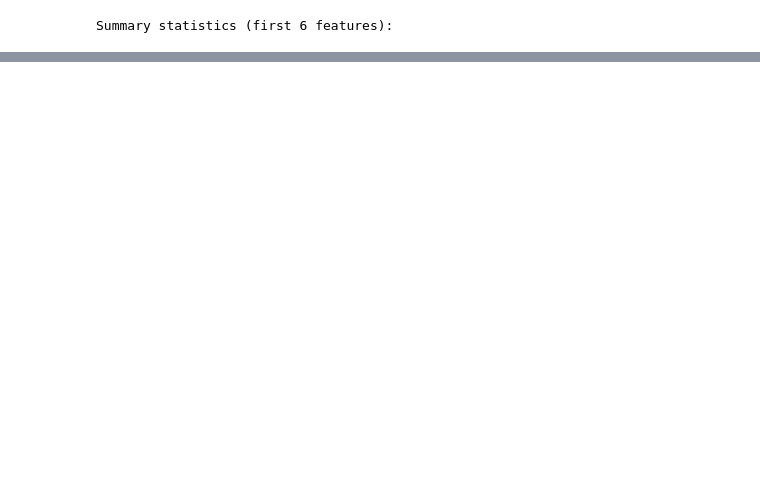
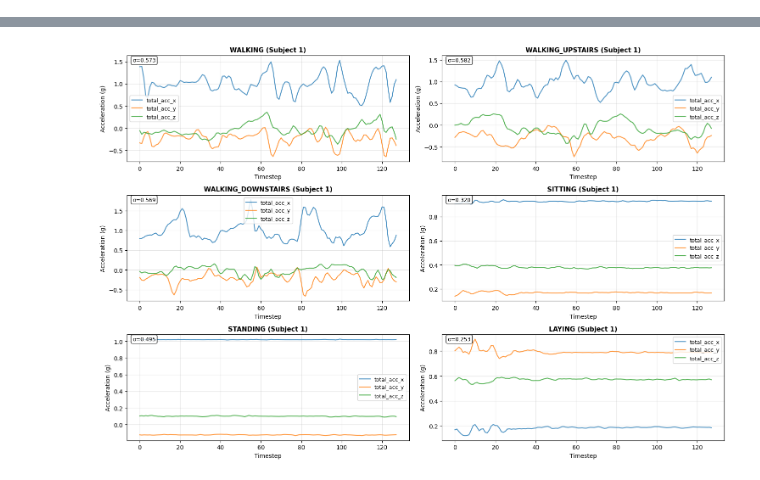
Before and after one commit to leiyese/HAR_TCN_Autoencoder, a Jupyter notebook: notbooks/EDA.ipynb, the cells around one changed output, grey strips where cells are left out. Saved outputs shown, nothing was run; the diff lists cells and outputs as text; code cells hidden in the pictures; blank space fills up the shorter version.

```diff
--- a/notbooks/EDA.ipynb
+++ b/notbooks/EDA.ipynb
@@ -83,8 +102,33 @@ plt.show()
 # %%
-# Show a few random samples and summary stats for first features
-sample = train.sample(5, random_state=1)
-display(sample[['Subject','Activity','ActivityName'] + list(train.columns[2:8])])
+# Visualize sample time series for different activities
+fig, axes = plt.subplots(3, 2, figsize=(15, 10))
+axes = axes.flatten()
 
-print('\nSummary statistics (first 6 features):')
-train.iloc[:, 2:8].describe()
+# Plot one example from each activity
+for i, (activity_id, activity_name) in enumerate(activity_labels.items()):
+    if i >= 6:  # Only plot 6 activities
+        break
+
+    # Find first window with this activity
+    idx = np.where(y_train == activity_id)[0][0]
+    window = X_train[idx]  # Shape: (128, 9)
+
+    # Plot first 3 channels (total acceleration)
+    axes[i].plot(window[:, 0], label='total_acc_x', alpha=0.8, linewidth=1.5)
+    axes[i].plot(window[:, 1], label='total_acc_y', alpha=0.8, linewidth=1.5)
+    axes[i].plot(window[:, 2], label='total_acc_z', alpha=0.8, linewidth=1.5)
+
+    axes[i].set_title(f'{activity_name} (Subject {subj_train[idx]})', fontsize=11, fontweight='bold')
+    axes[i].set_xlabel('Timestep')
+    axes[i].set_ylabel('Acceleration (g)')
+    axes[i].legend(fontsize=9)
+    axes[i].grid(True, alpha=0.3)
+
+    # Add some stats
+    window_std = np.std(window[:, :3])  # Standard deviation of first 3 channels
+    axes[i].text(0.02, 0.98, f'σ={window_std:.3f}', transform=axes[i].transAxes,
+                 verticalalignment='top', fontsize=9, bbox=dict(boxstyle='round', facecolor='white', alpha=0.8))
+
+plt.tight_layout()
+plt.show()
 # %% [output]
@@ -97 +134,0 @@ train.iloc[:, 2:8].describe()
-Summary statistics (first 6 features):
@@ -107 +135,2 @@ Summary statistics (first 6 features):
+[figure, added]
 # %%
```
Also changed, not shown: parts of 5 cells of this notebook, 4 other files.
